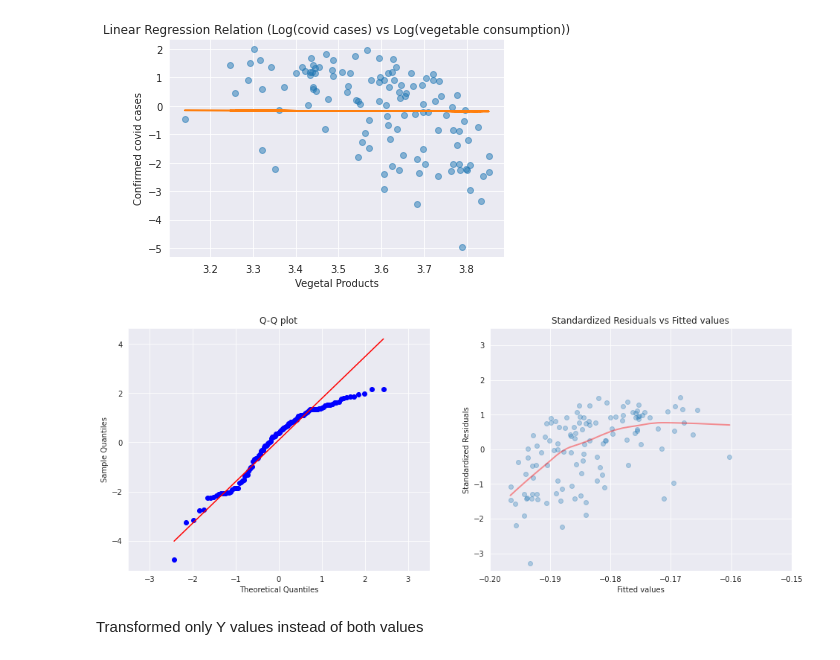
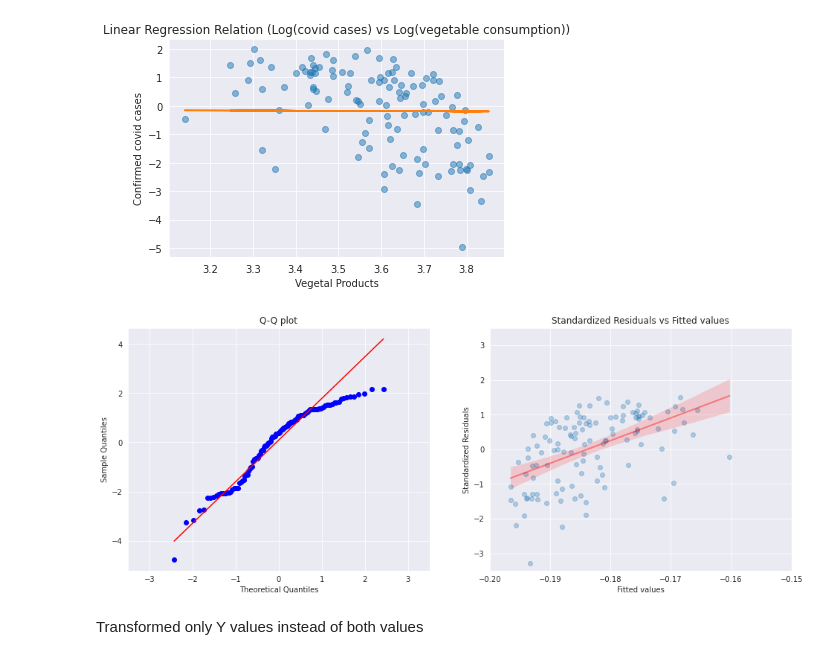
Before and after one commit to Migaalee/PAD, a Jupyter notebook: PAD_project1.ipynb, the cells around one changed output. Saved outputs shown, nothing was run; the diff lists cells and outputs as text; code cells hidden in the pictures.

```diff
--- a/PAD_project1.ipynb
+++ b/PAD_project1.ipynb
@@ -293,35 +293,35 @@ residuals = y_masked - predictions[:,0]
 degrees_of_freedom = len(y_masked) - x_masked.shape[1]
 
 sm.qqplot(residuals,
           stats.t,
           distargs=(degrees_of_freedom,),
           line='q',
           ax=axs[0])
 axs[0].set_title(label = 'Q-Q plot')
 axs[0].set_xlim(-3.5,3.5)
 
 
 residuals_standard_error = np.sqrt( (1/degrees_of_freedom) *  np.sum(residuals ** 2))
 mean_independent_variable = np.mean(x_masked[:,1])
 leverage = ( (1/len(x_masked))
              + (((x_masked[:,1] - mean_independent_variable)**2)
                 / np.sum((x_masked[:,1] - mean_independent_variable)**2)) )
 standardized_rediduals = residuals / (residuals_standard_error * np.sqrt( 1 - leverage))
 
 sns.regplot(x=predictions[:,0],
             y=standardized_rediduals,
             ax=axs[1],
-            lowess=True,
+            lowess=False,
             scatter_kws={'alpha':0.3},
             line_kws={"color":"r","alpha":0.4,"lw":2})
 plt.plot(np.arange(len(standardized_rediduals)), [0]*len(standardized_rediduals), 'r-')
 axs[1].set_ylim(-3.5,3.5)
 axs[1].set_xlim(-0.2,-0.15)
 axs[1].set(ylabel='Standardized Residuals',
            xlabel='Fitted values');
 axs[1].set_title(label = 'Standardized Residuals vs Fitted values');
 # %% [output]
-[figure, old version]
+[figure, new version]
 # %% [markdown]
 Transformed only Y values instead of both values
 # %%
```
Also changed, not shown: parts of 49 cells of this notebook.
